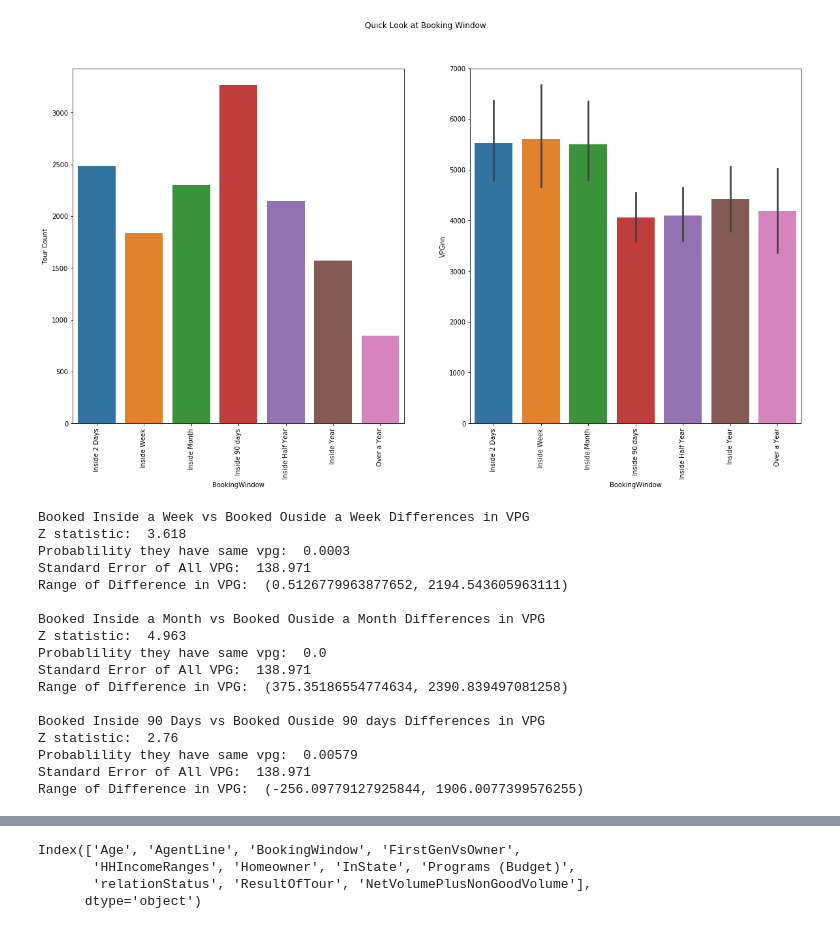
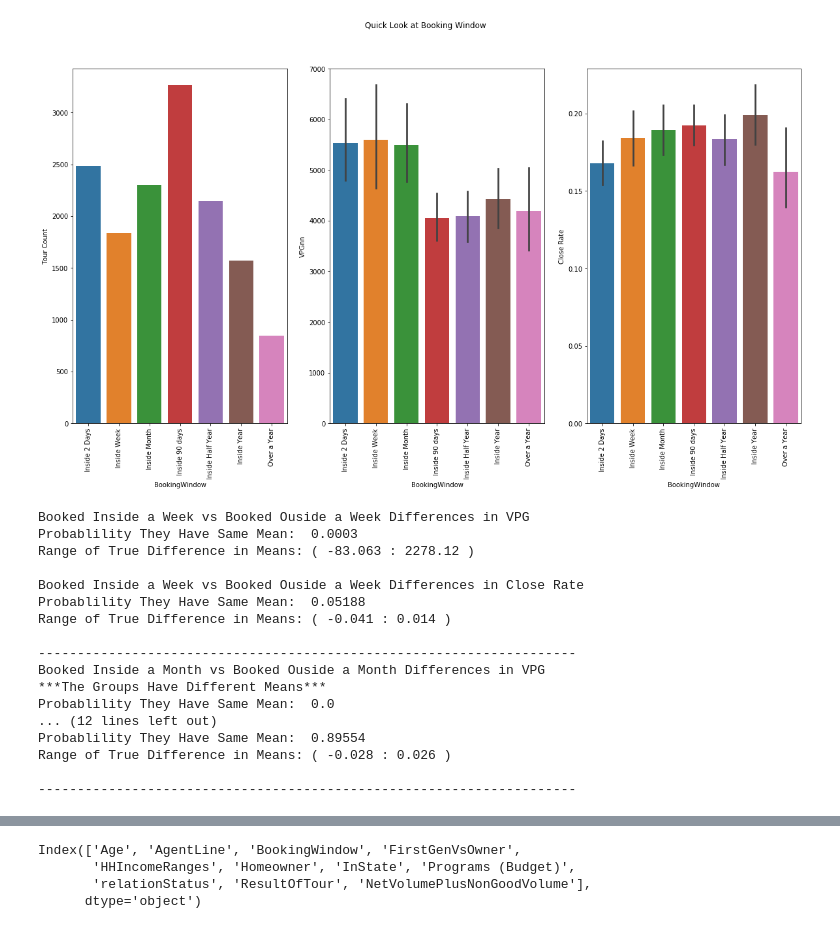
Before and after one commit to zcblack/Springboard, a Jupyter notebook: Capstone2/SpringboardDataCleanUp.ipynb, the cells around one changed output, grey strips where cells are left out. Drawn from its saved outputs; the diff is of its cells as text; code cells hidden in the pictures.

```diff
--- a/Capstone2/SpringboardDataCleanUp.ipynb
+++ b/Capstone2/SpringboardDataCleanUp.ipynb
@@ -10,15 +10,18 @@ from scipy import stats
 import numpy as np
 # %%
 # create a common alpha
-alpha =  0.003/10
+alpha =  0.003/30
 
 # zTest Function
 def zTest(df,df1,df2,column, alpha):
     z, p = sms.weightstats.ztest(df1[column],df2[column],alternative ='two-sided', usevar='pooled')
-    print('Z statistic: ', round(z,3))
-    print('Probablility they have same vpg: ', round(p,5))
-    print('Standard Error of All VPG: ', round(stats.sem(df[column]),3))
-    print('Range of Difference in VPG: ',smss.CompareMeans(smss.DescrStatsW(df1[column]),smss.DescrStatsW(df2[column])).tconfint_diff(usevar='pooled', alpha =alpha))
+    # print('Z statistic: ', round(z,3))
+    if p<= alpha:
+        print('***The Groups Have Different Means***')
+    print('Probablility They Have Same Mean: ', round(p,5))
+    # print('Standard Error of All VPG: ', round(stats.sem(df[column]),3))
+    t = smss.CompareMeans(smss.DescrStatsW(df1[column]),smss.DescrStatsW(df2[column])).tconfint_diff(usevar='pooled', alpha =alpha)
+    print('Range of True Difference in Means: (',round(t[0],3),':', round(t[1],3),')')
 
 # list diffence function
 def listDiff(first, second):
@@ -30,7 +33,9 @@ df = pd.read_csv('BGVSpringboardData.csv')
 # %%
 #Set TourID to index
 df= df.set_index('TourID_dimension')
+dic={'Sale':1.0,'No Sale':0.0}
 
+df['ResultOfTour']=df['ResultOfTour'].replace(dic)
 print(df.info())
 # %% [output]
 <class 'pandas.core.frame.DataFrame'>
@@ -144,53 +186,70 @@ Range of Difference in VPG:  (-3205.3616532683886, -967.4760400498367)
 # %%
-plt.subplot(1,2,1)
+plt.subplot(1,3,1)
 sns.countplot(x= 'BookingWindow', data = df,order =['Inside 2 Days', 'Inside Week', 'Inside Month', 'Inside 90 days','Inside Half Year', 'Inside Year', 'Over a Year'])
 plt.xticks(rotation=90)
 plt.ylabel('Tour Count')
-plt.subplot(1,2,2)
+plt.subplot(1,3,2)
 sns.barplot(x= 'BookingWindow',y = 'NetVolumePlusNonGoodVolume', data = df,order =['Inside 2 Days', 'Inside Week', 'Inside Month', 'Inside 90 days','Inside Half Year', 'Inside Year', 'Over a Year'])
 plt.xticks(rotation=90)
 plt.ylabel('VPGnn')
+plt.subplot(1,3,3)
+sns.barplot(x= 'BookingWindow',y = 'ResultOfTour', data = df,order =['Inside 2 Days', 'Inside Week', 'Inside Month', 'Inside 90 days','Inside Half Year', 'Inside Year', 'Over a Year'])
+plt.xticks(rotation=90)
+plt.ylabel('Close Rate')
 plt.suptitle('Quick Look at Booking Window')
 plt.show()
 
 #Booked within a month Versus booked outside a month z test
 dfInsideMonth = df[(df.BookingWindow == 'Inside 2 Days')|(df.BookingWindow == 'Inside Week')|(df.BookingWindow == 'Inside Month')]
 dfOutsideMonth = df[(df.BookingWindow == 'Inside 90 days')|(df.BookingWindow == 'Inside Half Year')|(df.BookingWindow == 'Inside Year')|(df.BookingWindow == 'Over a Year')]
 
 #Booked within a week Versus booked outside a week z test
 dfInsideWeek = df[(df.BookingWindow == 'Inside 2 Days')|(df.BookingWindow == 'Inside Week')]
 dfOutsideWeek = df[(df.BookingWindow == 'Inside 90 days')|(df.BookingWindow == 'Inside Half Year')|(df.BookingWindow == 'Inside Year')|(df.BookingWindow == 'Over a Year')|(df.BookingWindow == 'Inside Month')]
 
 #Booked within 90 days Versus booked outside 90 days z test
 dfInside90 = df[(df.BookingWindow == 'Inside 2 Days')|(df.BookingWindow == 'Inside Week')|(df.BookingWindow == 'Inside Month')|(df.BookingWindow == 'Inside 90 days')]
 dfOutside90 = df[(df.BookingWindow == 'Inside Half Year')|(df.BookingWindow == 'Inside Year')|(df.BookingWindow == 'Over a Year')]
 
 
 print('Booked Inside a Week vs Booked Ouside a Week Differences in VPG')
 zTest(df,dfInsideWeek,dfOutsideWeek, 'NetVolumePlusNonGoodVolume', alpha)
 print()
+print('Booked Inside a Week vs Booked Ouside a Week Differences in Close Rate')
+zTest(df,dfInsideWeek,dfOutsideWeek, 'ResultOfTour', alpha)
+print()
+print('---------------------------------------------------------------------')
 print('Booked Inside a Month vs Booked Ouside a Month Differences in VPG')
 zTest(df,dfInsideMonth,dfOutsideMonth, 'NetVolumePlusNonGoodVolume', alpha)
 print()
+print('Booked Inside a Month vs Booked Ouside a Month Differences in Close Rate')
+zTest(df,dfInsideMonth,dfOutsideMonth, 'ResultOfTour', alpha)
+print()
+print('---------------------------------------------------------------------')
 print('Booked Inside 90 Days vs Booked Ouside 90 days Differences in VPG')
 zTest(df,dfInside90,dfOutside90, 'NetVolumePlusNonGoodVolume', alpha)
+print()
+print('Booked Inside 90 Days vs Booked Ouside 90 days Differences in Close Rate')
+zTest(df,dfInside90,dfOutside90, 'ResultOfTour', alpha)
+print()
+print('---------------------------------------------------------------------')
 # %% [output]
-[figure, old version]
+[figure, new version]
 Booked Inside a Week vs Booked Ouside a Week Differences in VPG
-Z statistic:  3.618
-Probablility they have same vpg:  0.0003
-Standard Error of All VPG:  138.971
-Range of Difference in VPG:  (0.5126779963877652, 2194.543605963111)
+Probablility They Have Same Mean:  0.0003
+Range of True Difference in Means: ( -83.063 : 2278.12 )
 
+Booked Inside a Week vs Booked Ouside a Week Differences in Close Rate
+Probablility They Have Same Mean:  0.05188
+Range of True Difference in Means: ( -0.041 : 0.014 )
+
+---------------------------------------------------------------------
 Booked Inside a Month vs Booked Ouside a Month Differences in VPG
-Z statistic:  4.963
-Probablility they have same vpg:  0.0
-Standard Error of All VPG:  138.971
-Range of Difference in VPG:  (375.35186554774634, 2390.839497081258)
+***The Groups Have Different Means***
+Probablility They Have Same Mean:  0.0
+... (12 lines left out)
+Probablility They Have Same Mean:  0.89554
+Range of True Difference in Means: ( -0.028 : 0.026 )
 
-Booked Inside 90 Days vs Booked Ouside 90 days Differences in VPG
-Z statistic:  2.76
-Probablility they have same vpg:  0.00579
-Standard Error of All VPG:  138.971
-Range of Difference in VPG:  (-256.09779127925844, 1906.0077399576255)
+---------------------------------------------------------------------
 # %%
```
Also changed, not shown: parts of 30 cells of this notebook.
